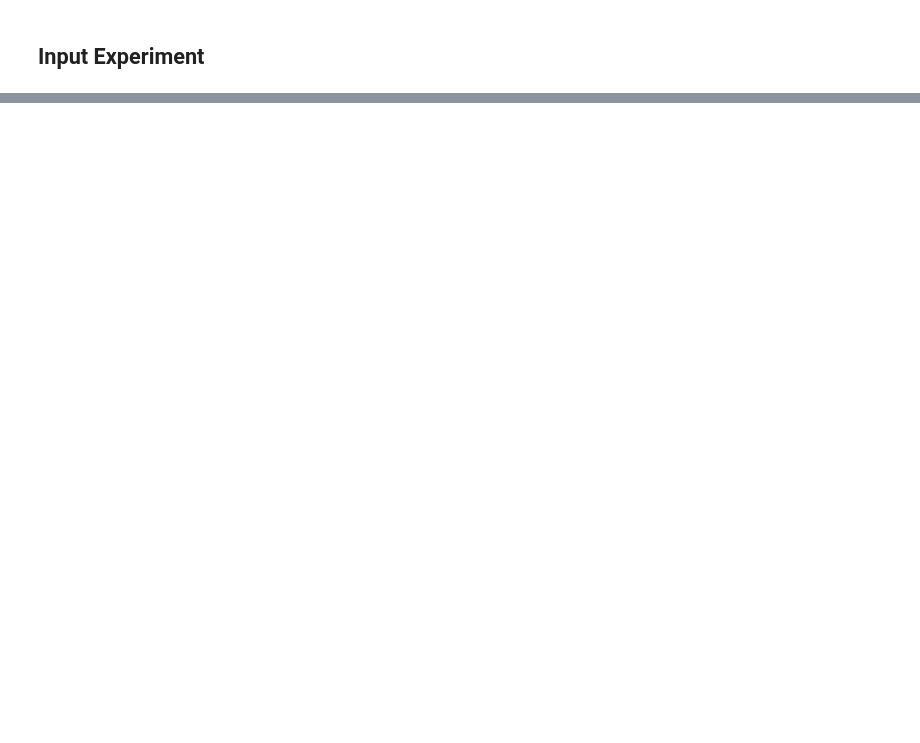
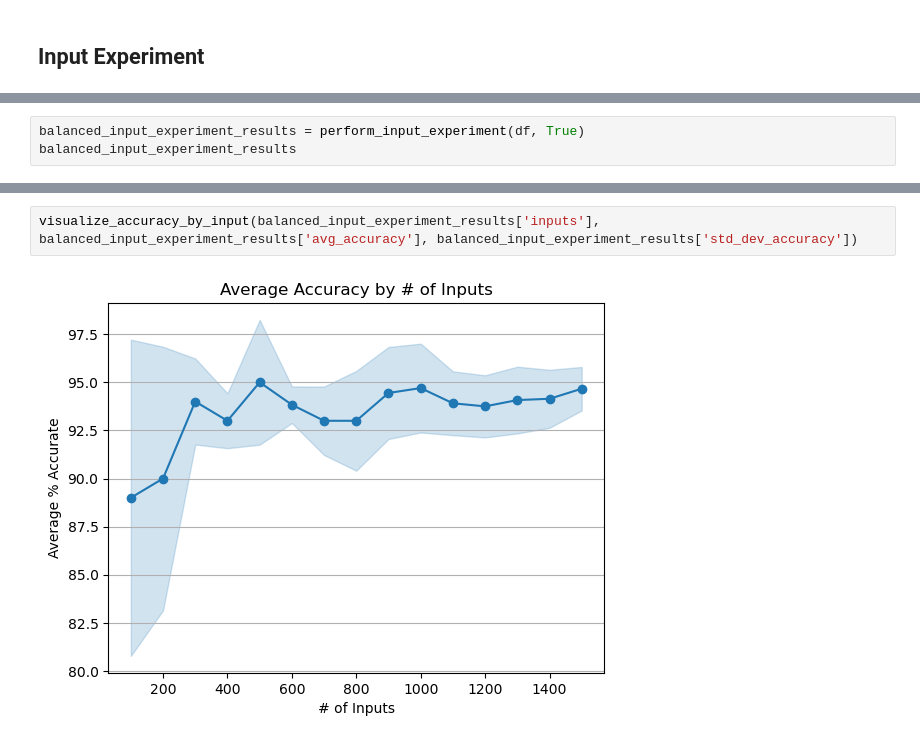
Before and after one commit to Velavee/bayes-spam-filter, a Jupyter notebook: spam-filter.ipynb, the cells around one changed output, grey strips where cells are left out. Cells and saved outputs as stored; diff of their text form; blank space fills up the shorter version.

```diff
--- a/spam-filter.ipynb
+++ b/spam-filter.ipynb
@@ -402,0 +408,3 @@ plt.show()
+# %%
+balanced_input_experiment_results = perform_input_experiment(df, True)
+balanced_input_experiment_results
@@ -402,0 +428,4 @@ plt.show()
+# %%
+visualize_accuracy_by_input(balanced_input_experiment_results['inputs'], balanced_input_experiment_results['avg_accuracy'], balanced_input_experiment_results['std_dev_accuracy'])
+# %% [output]
+[figure, added]
```
Also changed, not shown: parts of 11 cells of this notebook.
